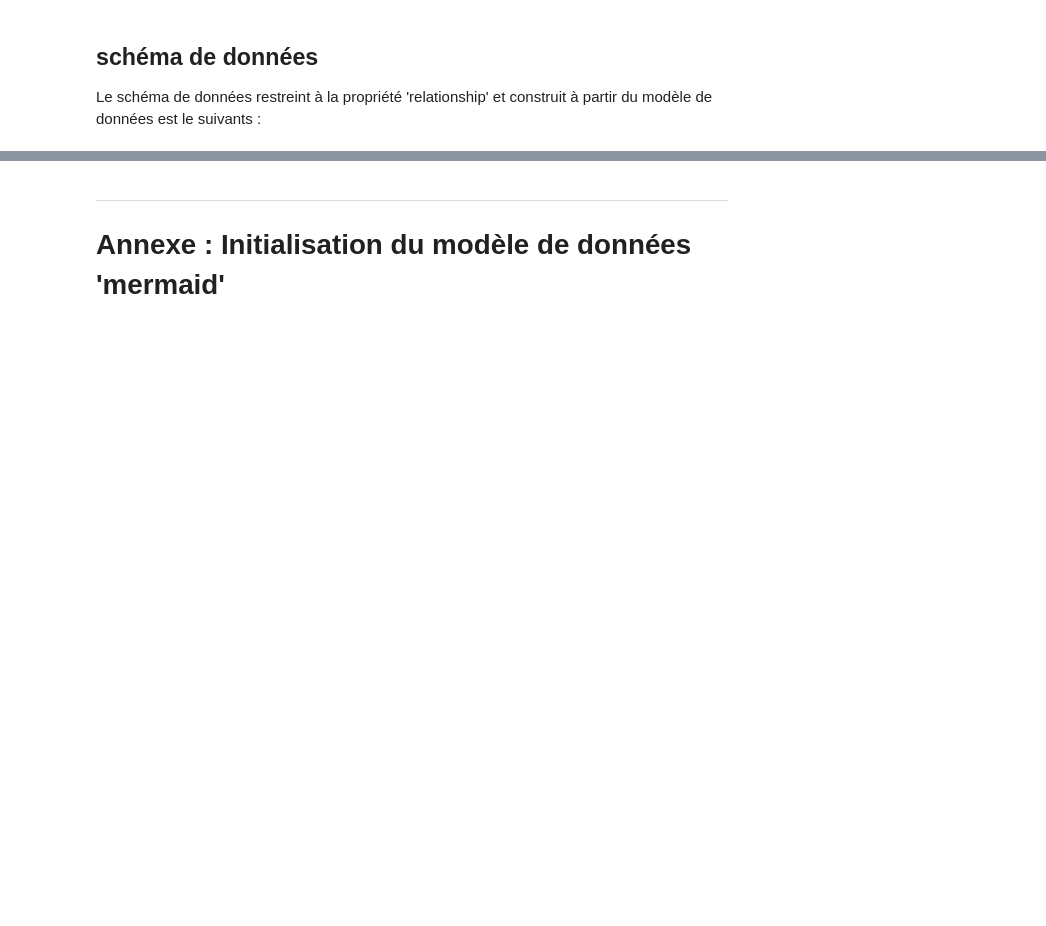
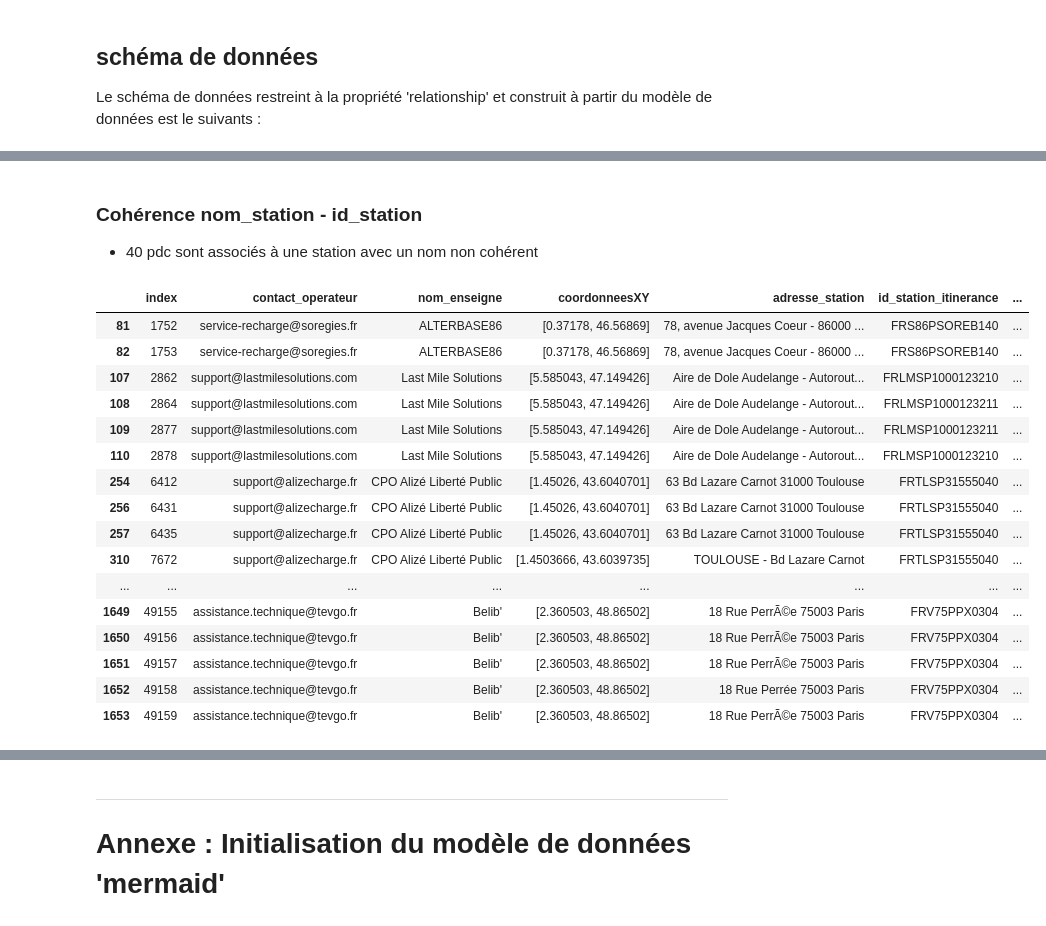
Before and after one commit to loco-philippe/Environmental-Sensing, a Jupyter notebook: python/Validation/irve/IRVE-v3.ipynb, the cells around one changed output, grey strips where cells are left out. Saved outputs shown, nothing was run; the diff lists cells and outputs as text; code cells hidden in the pictures; blank space fills up the shorter version.

```diff
--- a/python/Validation/irve/IRVE-v3.ipynb
+++ b/python/Validation/irve/IRVE-v3.ipynb
@@ -670,0 +374,23 @@ data2.loc[ecart_stat,['coordonneesXY', 'id_station_itinerance', 'nom_station']]
+# %% [markdown]
+### Cohérence nom_station - id_station
+- 40 pdc sont associés à une station avec un nom non cohérent
+# %%
+itinerance_4.loc[~itinerance_4['nom_station - id_station_itinerance'], relations]
+# %% [output]
+|  | index | contact_operateur | nom_enseigne | coordonneesXY | adresse_station | id_station_itinerance | ... |
+| 81 | 1752 | service-recharge@soregies.fr | ALTERBASE86 | [0.37178, 46.56869] | 78, avenue Jacques Coeur - 86000 ... | FRS86PSOREB140 | ... |
+| 82 | 1753 | service-recharge@soregies.fr | ALTERBASE86 | [0.37178, 46.56869] | 78, avenue Jacques Coeur - 86000 ... | FRS86PSOREB140 | ... |
+| 107 | 2862 | support@lastmilesolutions.com | Last Mile Solutions | [5.585043, 47.149426] | Aire de Dole Audelange - Autorout... | FRLMSP1000123210 | ... |
+| 108 | 2864 | support@lastmilesolutions.com | Last Mile Solutions | [5.585043, 47.149426] | Aire de Dole Audelange - Autorout... | FRLMSP1000123211 | ... |
+| 109 | 2877 | support@lastmilesolutions.com | Last Mile Solutions | [5.585043, 47.149426] | Aire de Dole Audelange - Autorout... | FRLMSP1000123211 | ... |
+| 110 | 2878 | support@lastmilesolutions.com | Last Mile Solutions | [5.585043, 47.149426] | Aire de Dole Audelange - Autorout... | FRLMSP1000123210 | ... |
+| 254 | 6412 | support@alizecharge.fr | CPO Alizé Liberté Public | [1.45026, 43.6040701] | 63 Bd Lazare Carnot 31000 Toulouse | FRTLSP31555040 | ... |
+| 256 | 6431 | support@alizecharge.fr | CPO Alizé Liberté Public | [1.45026, 43.6040701] | 63 Bd Lazare Carnot 31000 Toulouse | FRTLSP31555040 | ... |
+| 257 | 6435 | support@alizecharge.fr | CPO Alizé Liberté Public | [1.45026, 43.6040701] | 63 Bd Lazare Carnot 31000 Toulouse | FRTLSP31555040 | ... |
+| 310 | 7672 | support@alizecharge.fr | CPO Alizé Liberté Public | [1.4503666, 43.6039735] | TOULOUSE - Bd Lazare Carnot | FRTLSP31555040 | ... |
+| ... | ... | ... | ... | ... | ... | ... | ... |
+| 1649 | 49155 | assistance.technique@tevgo.fr | Belib' | [2.360503, 48.86502] | 18 Rue PerrÃ©e 75003 Paris | FRV75PPX0304 | ... |
+| 1650 | 49156 | assistance.technique@tevgo.fr | Belib' | [2.360503, 48.86502] | 18 Rue PerrÃ©e 75003 Paris | FRV75PPX0304 | ... |
+| 1651 | 49157 | assistance.technique@tevgo.fr | Belib' | [2.360503, 48.86502] | 18 Rue PerrÃ©e 75003 Paris | FRV75PPX0304 | ... |
+| 1652 | 49158 | assistance.technique@tevgo.fr | Belib' | [2.360503, 48.86502] | 18 Rue Perrée 75003 Paris | FRV75PPX0304 | ... |
+| 1653 | 49159 | assistance.technique@tevgo.fr | Belib' | [2.360503, 48.86502] | 18 Rue PerrÃ©e 75003 Paris | FRV75PPX0304 | ... |
```
Also changed, not shown: parts of 91 cells of this notebook, 1 other file.
